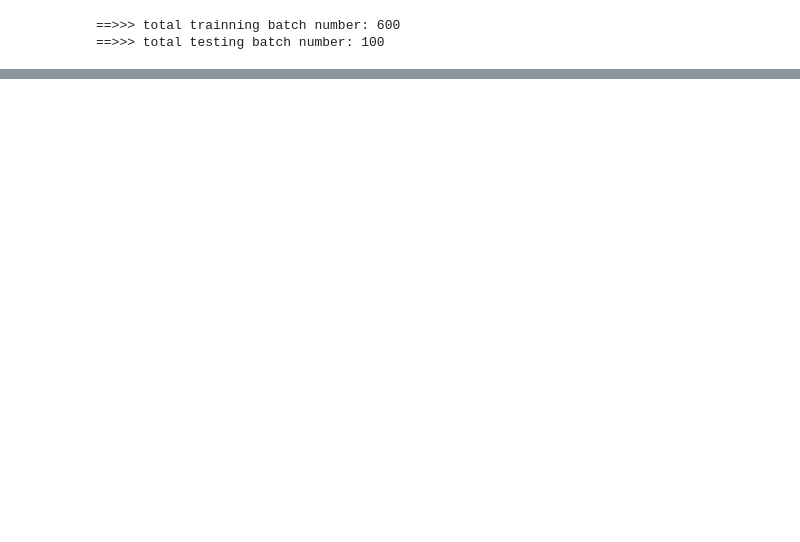
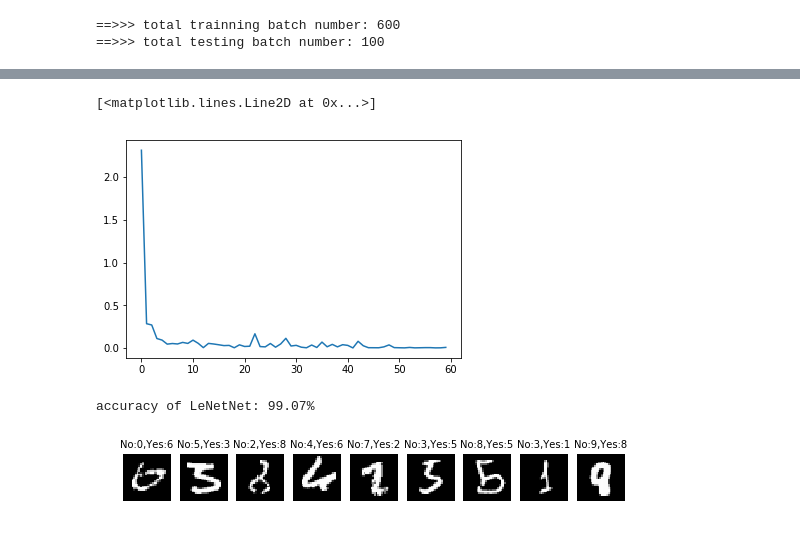
Before and after one commit to HouHouHouHouHouHou/7390, a Jupyter notebook: pytorchPlayGround.ipynb, the cells around one changed output, grey strips where cells are left out. Cells and saved outputs as stored; diff of their text form; code cells hidden in the pictures; blank space fills up the shorter version.

```diff
--- a/pytorchPlayGround.ipynb
+++ b/pytorchPlayGround.ipynb
@@ -416,0 +292,40 @@ for batch_idx, (x,y) in enumerate(test_loader):
+# %%
+class LeNet(nn.Module):
+    def __init__(self):
+        super(LeNet, self).__init__()
+        self.conv1 = nn.Conv2d(1, 20, 5, 1)
+        nn.init.xavier_uniform(self.conv1.weight)
+        self.conv2 = nn.Conv2d(20, 50, 5, 1)
+        nn.init.xavier_uniform(self.conv2.weight)
+        self.fc1 = nn.Linear(4*4*50, 500)
+        nn.init.xavier_uniform(self.fc1.weight)
+        self.fc2 = nn.Linear(500, 10)
+        nn.init.xavier_uniform(self.fc2.weight)
+    def forward(self, x):
+        x = x.view(-1, 1, 28, 28)
+        x = F.relu(self.conv1(x))
+        x = F.max_pool2d(x, 2, 2)
+        x = F.relu(self.conv2(x))
+        x = F.max_pool2d(x, 2, 2)
+        x = x.view(-1, 4*4*50)
+        x = F.relu(self.fc1(x))
+        x = self.fc2(x)
+        return F.log_softmax(x, dim = 1)
+all_losses = []
+log_interval = 100
+criteria = nn.CrossEntropyLoss()
+model_LeNet = LeNet()
+optimizer = optim.SGD(model_LeNet.parameters(), lr=0.01, momentum=0.9)
+for epoch in range(10):
+    for batch_idx, (data,target) in enumerate(train_loader):
+        data, target = Variable(data), Variable(target)
+        y_pred = model_LeNet(data)
+        loss = criteria(y_pred, target)
+        optimizer.zero_grad()
+        loss.backward()
+        optimizer.step()
+        if batch_idx % log_interval == 0:
+            all_losses.append(loss.data[0])
+            print('Train Epoch: {} [{}/{} ({:.0f}%)]\tLoss: {:.6f}'.format(
+                epoch, batch_idx * len(data), len(train_loader.dataset),
+                100. * batch_idx / len(train_loader), loss.data[0]))
@@ -416,0 +350,38 @@ for batch_idx, (x,y) in enumerate(test_loader):
+# %%
+plt.figure()
+plt.plot(all_losses)
+# %% [output]
+[<matplotlib.lines.Line2D at 0x...>]
+[figure, added]
+# %%
+count = 0
+validate_data = test_loader
+for batch_idx, (x,y) in enumerate(validate_data):
+    x= Variable(x)
+    topk_n, topk_i = model_LeNet(x).data.topk(1)
+    for i in xrange(batch_size):
+        if topk_i[i][0] == y[i]:
+            count+=1
+
+print('accuracy of LeNetNet: {}%'.format(100*float(count)/float(batch_size*len(validate_data))))
+# %% [output]
+accuracy of LeNetNet: 99.07%
+# %%
+pltsize=1
+plt.figure(figsize=(10*pltsize, pltsize))
+
+count = 0
+validate_data = test_loader
+for batch_idx, (x,y) in enumerate(validate_data):
+    xv= Variable(x)
+    topk_n, topk_i = model_LeNet(xv).data.topk(1)
+    for i in xrange(batch_size):
+        if (topk_i[i][0] != y[i]) & (count < 9):
+            count +=1
+            plt.subplot(1,10,count)
+            plt.axis('off')
+            image = x[i].numpy().reshape(28,28)
+            plt.imshow(image, cmap="gray")
+            plt.title("No:{},Yes:{}".format(topk_i[i][0],y[i]),fontsize=10)
+# %% [output]
+[figure, added]
```
Also changed, not shown: parts of 30 cells of this notebook.
